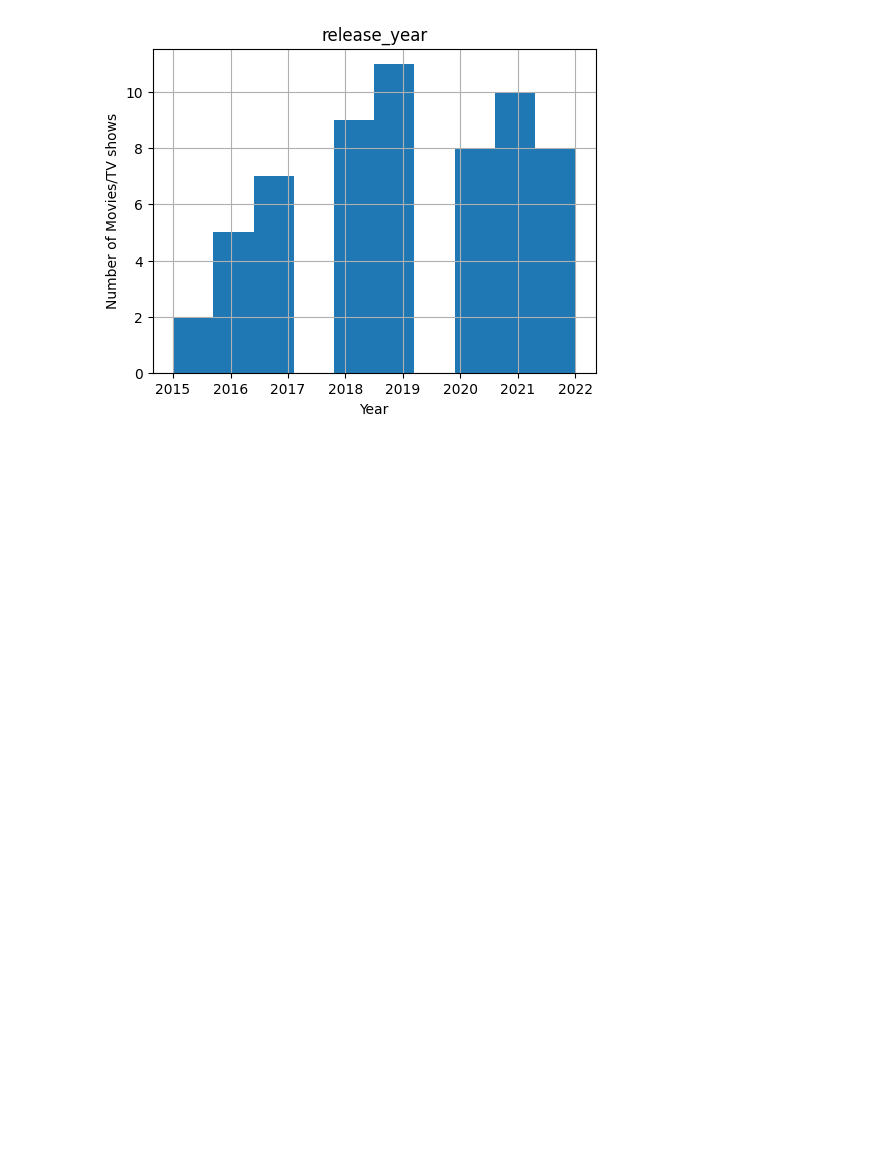
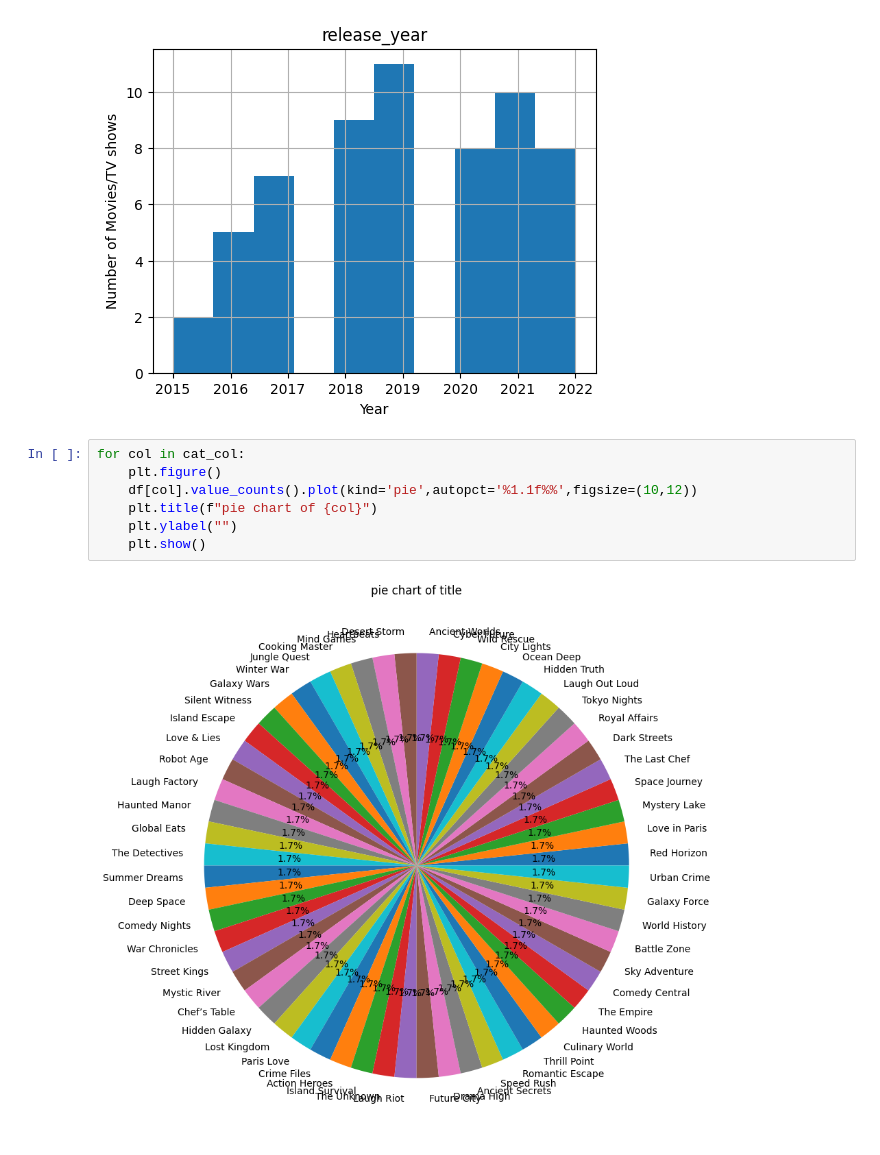
Before and after one commit to minSara02-FromTheStart/Pandas_Daily_Practice, a Jupyter notebook: Netflix Content Analysis/Netflix.ipynb, the cells around one changed output. Cells and saved outputs as stored; diff of their text form; blank space fills up the shorter version.

Commit message:
pie chart

```diff
--- a/Netflix Content Analysis/Netflix.ipynb
+++ b/Netflix Content Analysis/Netflix.ipynb
@@ -58,3 +58,12 @@ plt.ylabel("Number of Movies/TV shows")
 plt.show()
 # %% [output]
 [figure]
+# %%
+for col in cat_col:
+    plt.figure()
+    df[col].value_counts().plot(kind='pie',autopct='%1.1f%%',figsize=(10,12))
+    plt.title(f"pie chart of {col}")
+    plt.ylabel("")
+    plt.show()
+# %% [output]
+[figure, added]
```
Also changed, not shown: parts of 1 cell of this notebook.
